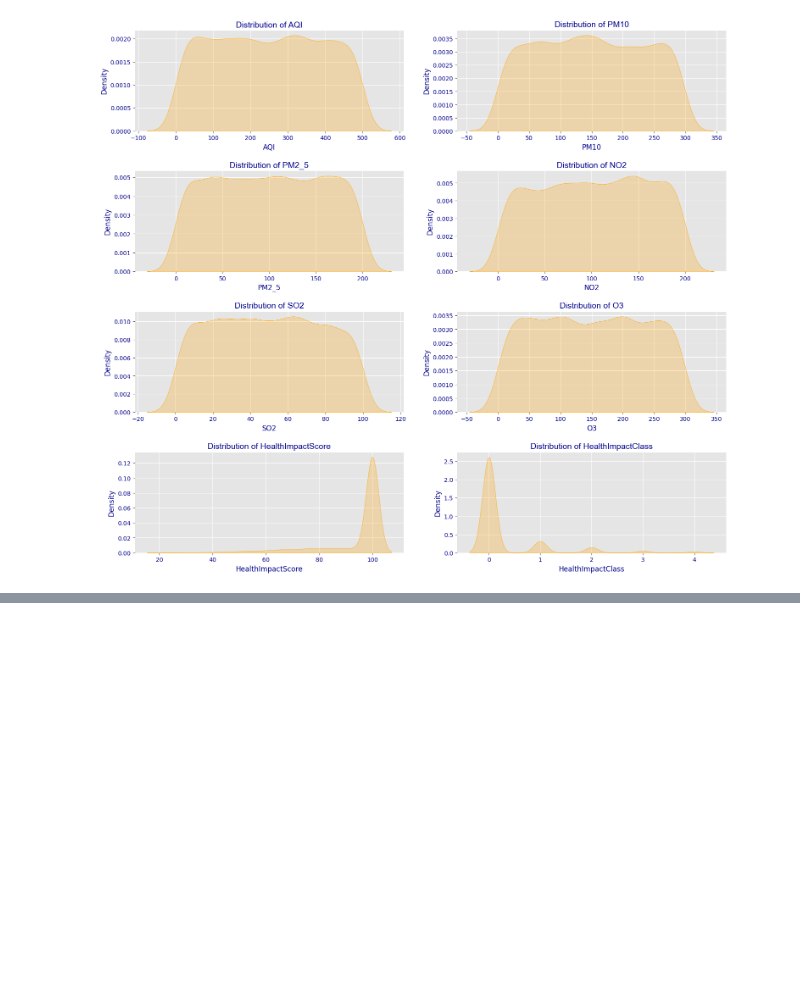
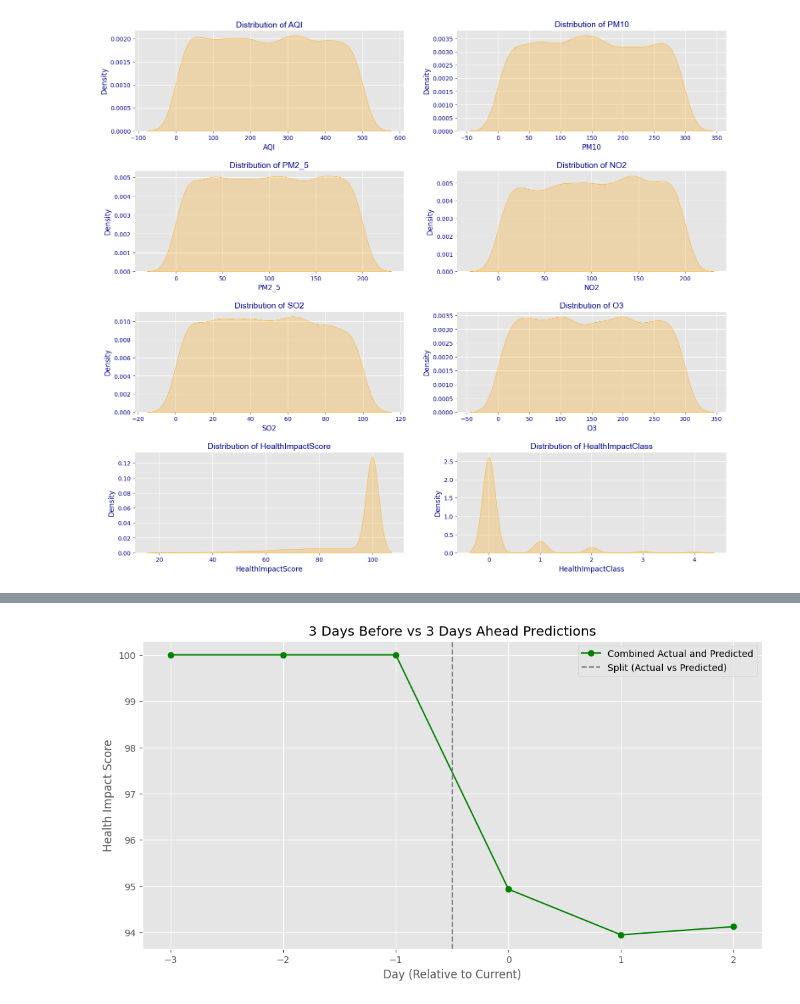
Before and after one commit to MuchBasroil/capstone-project-awair, a Jupyter notebook: RNN & LTSM.ipynb, the cells around one changed output, grey strips where cells are left out. Saved outputs shown, nothing was run; the diff lists cells and outputs as text; code cells hidden in the pictures; blank space fills up the shorter version.

```diff
--- a/RNN & LTSM.ipynb
+++ b/RNN & LTSM.ipynb
@@ -370,0 +412,33 @@ Hari ke-3: 93.6551
+# %%
+# Fix the dimensions issue by ensuring `days` and `combined_values` have the same length
+
+# Dummy data for demonstration (Replace with actual values)
+# Assuming the last 3 actual values from y_test_scaled represent the 3 days before prediction
+last_3_actual = y_test_scaled[-3:].flatten()  # Replace with the last 3 actual values
+predicted_3_days = predictions_scaled.flatten()  # Replace with actual predictions for 3 days ahead
+
+# Combine last 3 actual and 3 predicted values
+combined_values = np.concatenate((last_3_actual, predicted_3_days))
+
+# Correct `days` to match the length of `combined_values`
+days = range(-3, 3)  # 3 days before (-3 to -1) and 3 days ahead (0 to 2)
+
+# Visualisasi
+plt.figure(figsize=(12, 6))
+plt.plot(days, combined_values, label="Combined Actual and Predicted", linestyle='-', marker='o', color='green')
+
+# Highlight the split between actual and predicted
+plt.axvline(x=-0.5, color='gray', linestyle='--', label="Split (Actual vs Predicted)")
+
+# Tambahkan detail pada grafik
+plt.title("3 Days Before vs 3 Days Ahead Predictions")
+plt.xlabel("Day (Relative to Current)")
+plt.ylabel("Health Impact Score")
+plt.xticks(days)
+plt.legend()
+plt.grid(True)
+
+# Tampilkan grafik
+plt.show()
+# %% [output]
+[figure, added]
```
Also changed, not shown: parts of 10 cells of this notebook.
